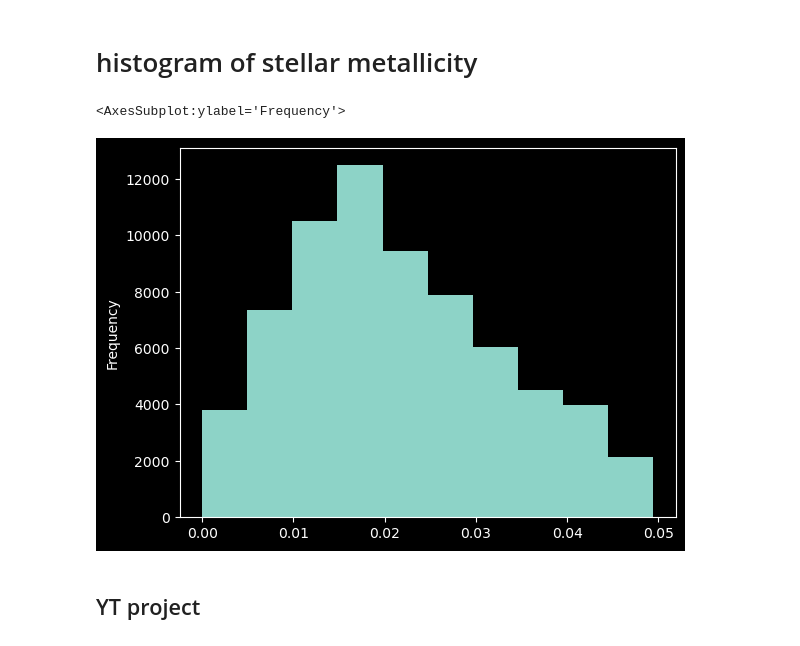
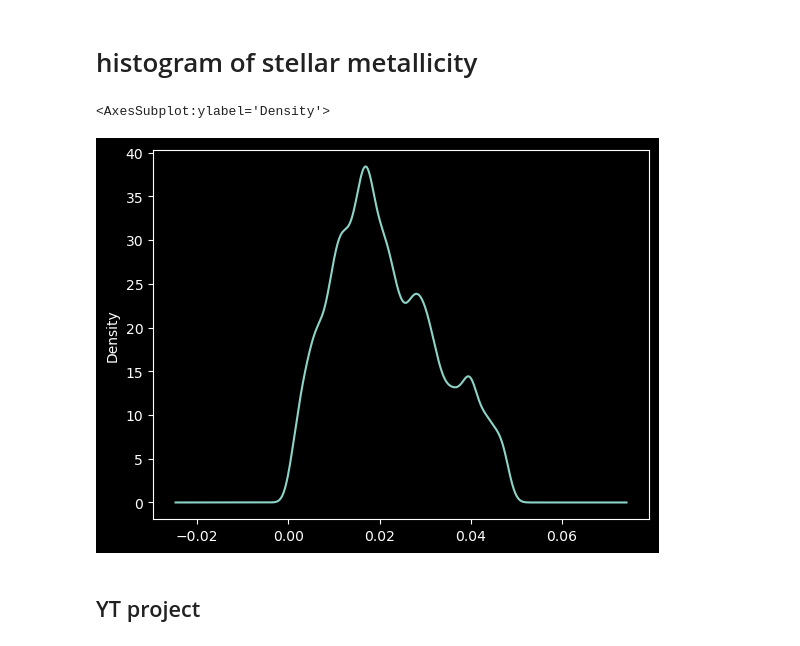
Before and after one commit to ansingh16/hr5_gal_code, a Jupyter notebook: HR5_galaxy.ipynb, the cells around one changed output. Saved outputs shown, nothing was run; the diff lists cells and outputs as text; code cells hidden in the pictures.

```diff
--- a/HR5_galaxy.ipynb
+++ b/HR5_galaxy.ipynb
@@ -175,10 +175,10 @@ ax.scatter(stardf['x'] - galxpos, stardf['y']- galypos,c=galaxy.galstar.zp/0.02,
 # %% [markdown]
 # histogram of stellar metallicity
 # %%
-galaxy.galstar.zp.plot(kind='hist')
+galaxy.galstar.zp.plot(kind='kde')
 # %% [output]
-<AxesSubplot:ylabel='Frequency'>
+<AxesSubplot:ylabel='Density'>
-[figure, old version]
+[figure, new version]
 # %% [markdown]
 ## YT project
 # %%
```
Also changed, not shown: parts of 8 cells of this notebook, 2 other files.
